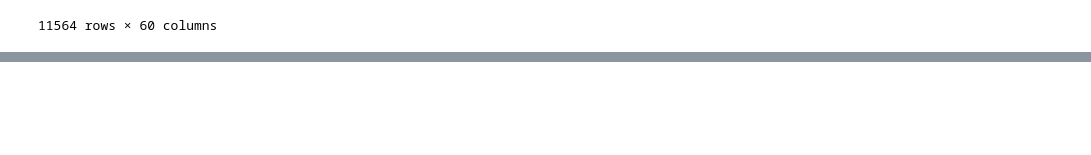
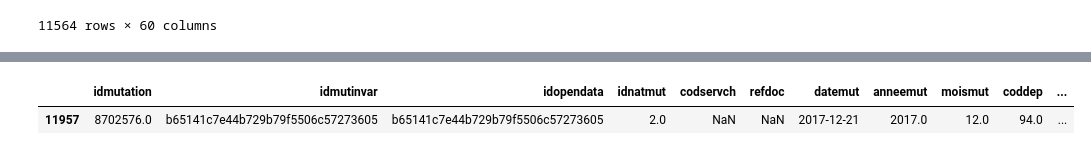
Before and after one commit to alexis-violeau/Augmented-Proposal---Challenge-Eleven, a Jupyter notebook: notebook_test.ipynb, the cells around one changed output, grey strips where cells are left out. Saved outputs shown, nothing was run; the diff lists cells and outputs as text; code cells hidden in the pictures; blank space fills up the shorter version.

```diff
--- a/notebook_test.ipynb
+++ b/notebook_test.ipynb
@@ -122,0 +189,5 @@ cat_features = []
+# %%
+df_sell[df_sell.valm2 > 300000]
+# %% [output]
+|  | idmutation | idmutinvar | idopendata | idnatmut | codservch | refdoc | datemut | anneemut | moismut | coddep | ... |
+| 11957 | 8702576.0 | b65141c7e44b729b79f5506c57273605 | b65141c7e44b729b79f5506c57273605 | 2.0 | NaN | NaN | 2017-12-21 | 2017.0 | 12.0 | 94.0 | ... |
```
Also changed, not shown: parts of 14 cells of this notebook, 2 other files.
